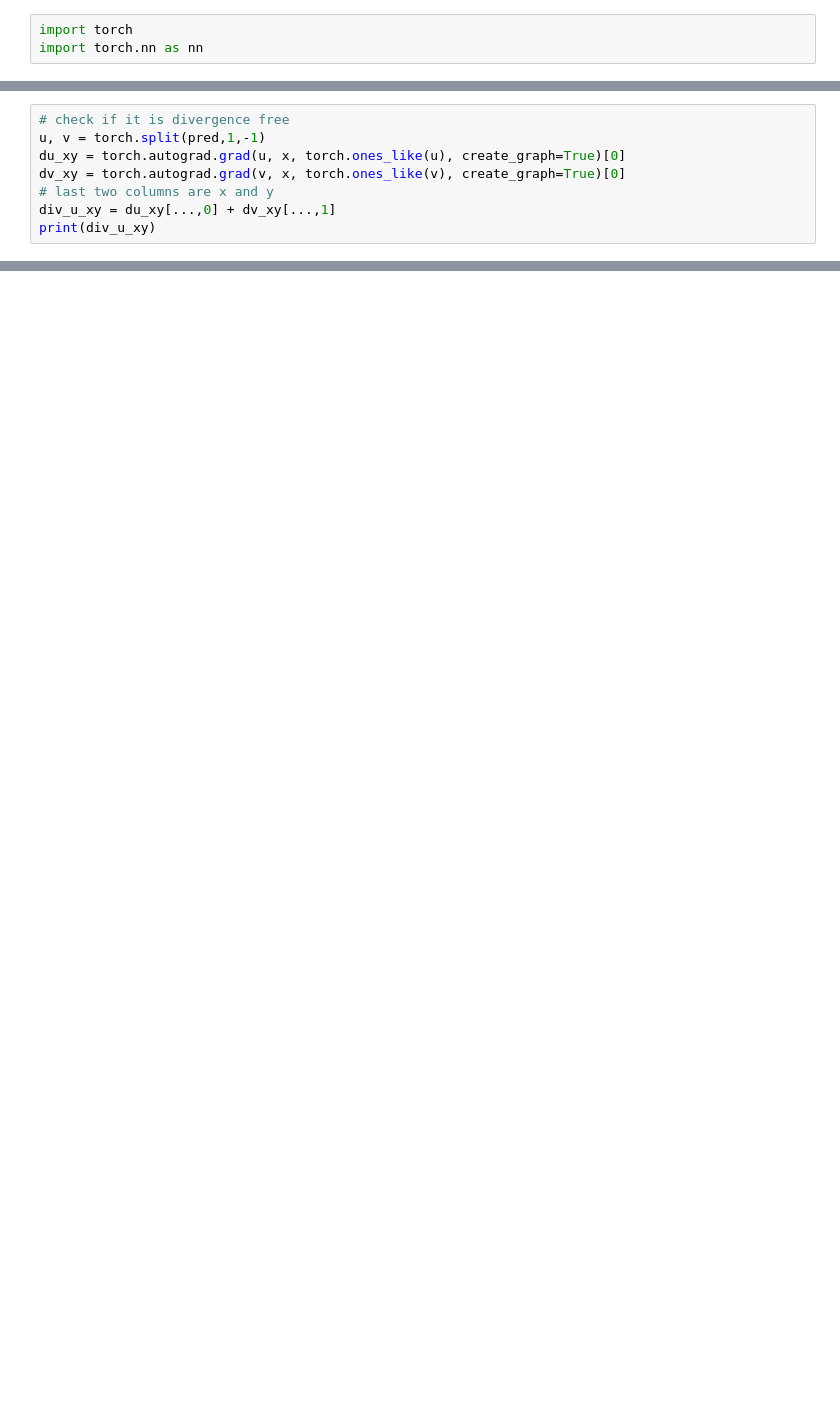
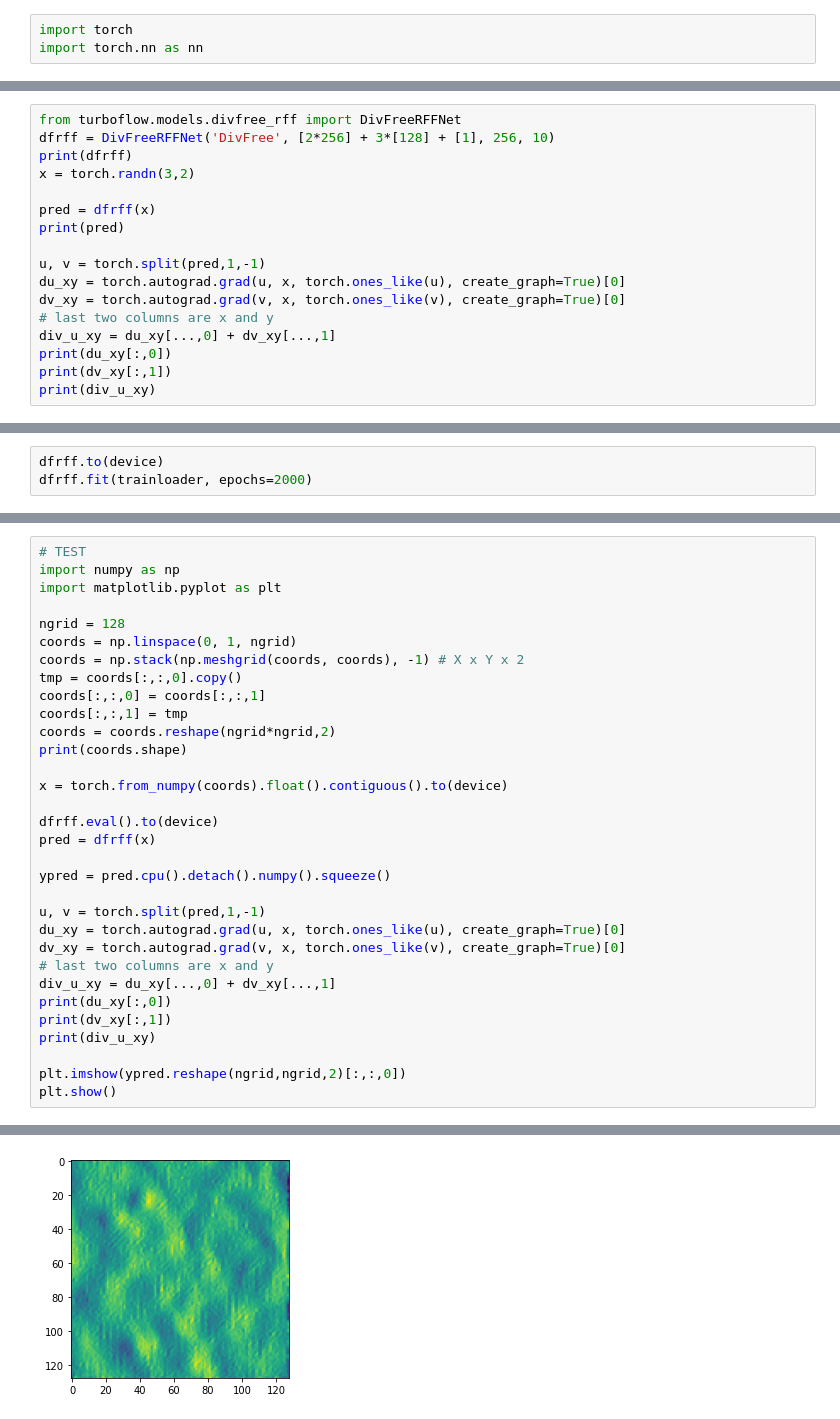
Before and after one commit to Chutlhu/TurboSuperResultion, a Jupyter notebook: notebooks/[Sandbox] Div-free functions.ipynb, the cells around one changed output, grey strips where cells are left out. Cells and saved outputs as stored; diff of their text form; blank space fills up the shorter version.

Commit message:
report and div-free

```diff
--- a/notebooks/[Sandbox] Div-free functions.ipynb
+++ b/notebooks/[Sandbox] Div-free functions.ipynb
@@ -53,8 +294,17 @@ print(pred.shape)
 # %%
-# check if it is divergence free
+from turboflow.models.divfree_rff import DivFreeRFFNet
+dfrff = DivFreeRFFNet('DivFree', [2*256] + 3*[128] + [1], 256, 10)
+print(dfrff)
+x = torch.randn(3,2)
+
+pred = dfrff(x)
+print(pred)
+
 u, v = torch.split(pred,1,-1)
 du_xy = torch.autograd.grad(u, x, torch.ones_like(u), create_graph=True)[0]
 dv_xy = torch.autograd.grad(v, x, torch.ones_like(v), create_graph=True)[0]
 # last two columns are x and y
 div_u_xy = du_xy[...,0] + dv_xy[...,1]
+print(du_xy[:,0])
+print(dv_xy[:,1])
 print(div_u_xy)
@@ -104,0 +329,3 @@ class DivFreeNet(nn.Module):
+# %%
+dfrff.to(device)
+dfrff.fit(trainloader, epochs=2000)
@@ -104,0 +350,33 @@ class DivFreeNet(nn.Module):
+# %%
+# TEST
+import numpy as np
+import matplotlib.pyplot as plt
+
+ngrid = 128
+coords = np.linspace(0, 1, ngrid)
+coords = np.stack(np.meshgrid(coords, coords), -1) # X x Y x 2
+tmp = coords[:,:,0].copy()
+coords[:,:,0] = coords[:,:,1]
+coords[:,:,1] = tmp
+coords = coords.reshape(ngrid*ngrid,2)
+print(coords.shape)
+
+x = torch.from_numpy(coords).float().contiguous().to(device)
+
+dfrff.eval().to(device)
+pred = dfrff(x)
+
+ypred = pred.cpu().detach().numpy().squeeze()
+
+u, v = torch.split(pred,1,-1)
+du_xy = torch.autograd.grad(u, x, torch.ones_like(u), create_graph=True)[0]
+dv_xy = torch.autograd.grad(v, x, torch.ones_like(v), create_graph=True)[0]
+# last two columns are x and y
+div_u_xy = du_xy[...,0] + dv_xy[...,1]
+print(du_xy[:,0])
+print(dv_xy[:,1])
+print(div_u_xy)
+
+plt.imshow(ypred.reshape(ngrid,ngrid,2)[:,:,0])
+plt.show()
+# %% [output]
@@ -104,0 +390 @@ class DivFreeNet(nn.Module):
+[figure, added]
```
Also changed, not shown: parts of 15 cells of this notebook, 10 other files.
